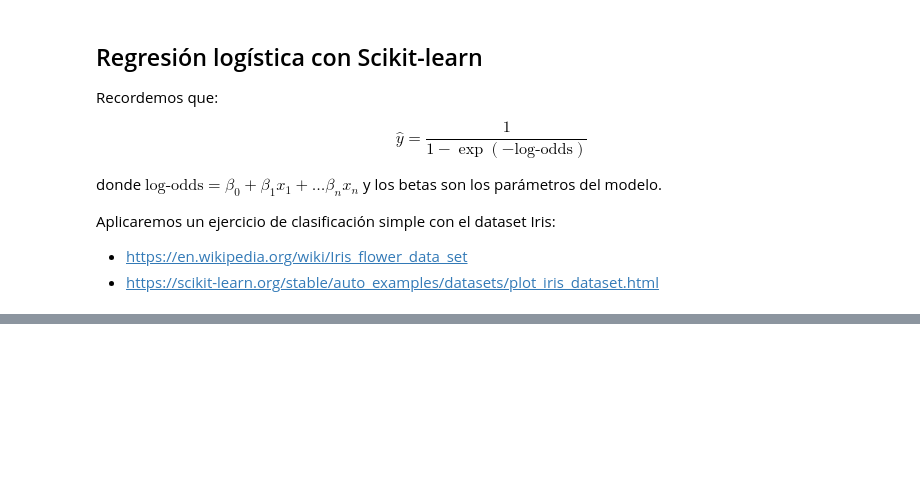
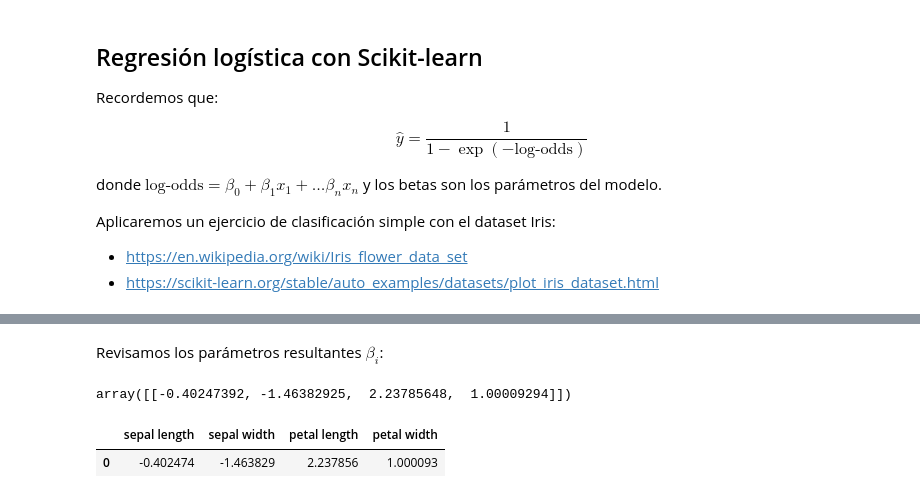
Before and after one commit to Jairo852016/Probabilidad, a Jupyter notebook: Regresión_Logística.ipynb, the cells around one changed output, grey strips where cells are left out. Drawn from its saved outputs; the diff is of its cells as text; code cells hidden in the pictures; blank space fills up the shorter version.

```diff
--- a/Regresión_Logística.ipynb
+++ b/Regresión_Logística.ipynb
@@ -88,2 +97,14 @@ y[:100]
 # %%
 clf = LogisticRegression(random_state=10, solver='liblinear').fit(X[:100], y[:100])
+# %% [markdown]
+Revisamos los parámetros resultantes $\beta_i$:
+# %%
+clf.coef_
+# %% [output]
+array([[-0.40247392, -1.46382925,  2.23785648,  1.00009294]])
+# %%
+model_coefs = pd.DataFrame(clf.coef_, columns=atrib_names)
+model_coefs
+# %% [output]
+|  | sepal length | sepal width | petal length | petal width |
+| 0 | -0.402474 | -1.463829 | 2.237856 | 1.000093 |
```
Also changed, not shown: parts of 2 cells of this notebook, 2 other files.
